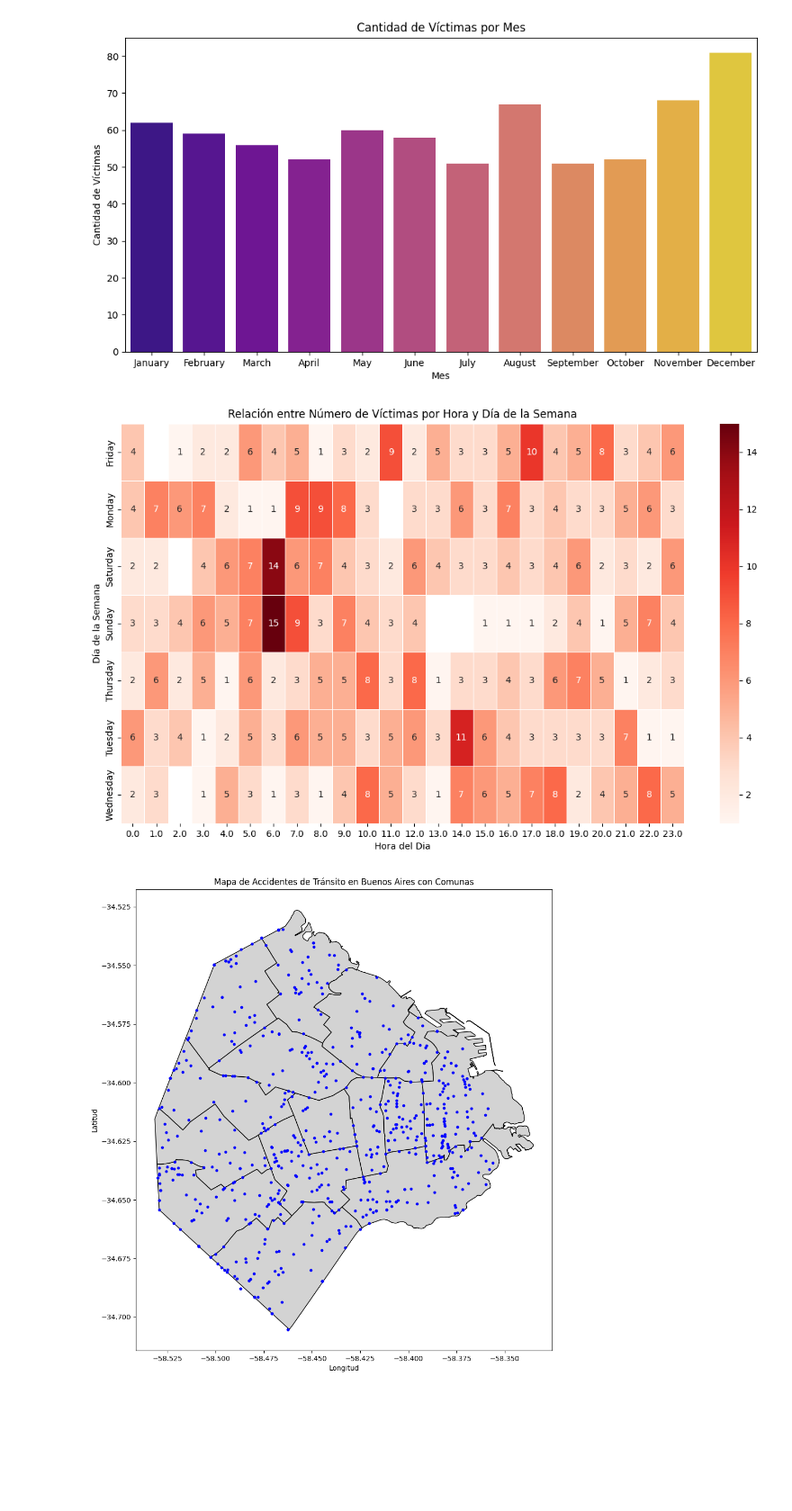
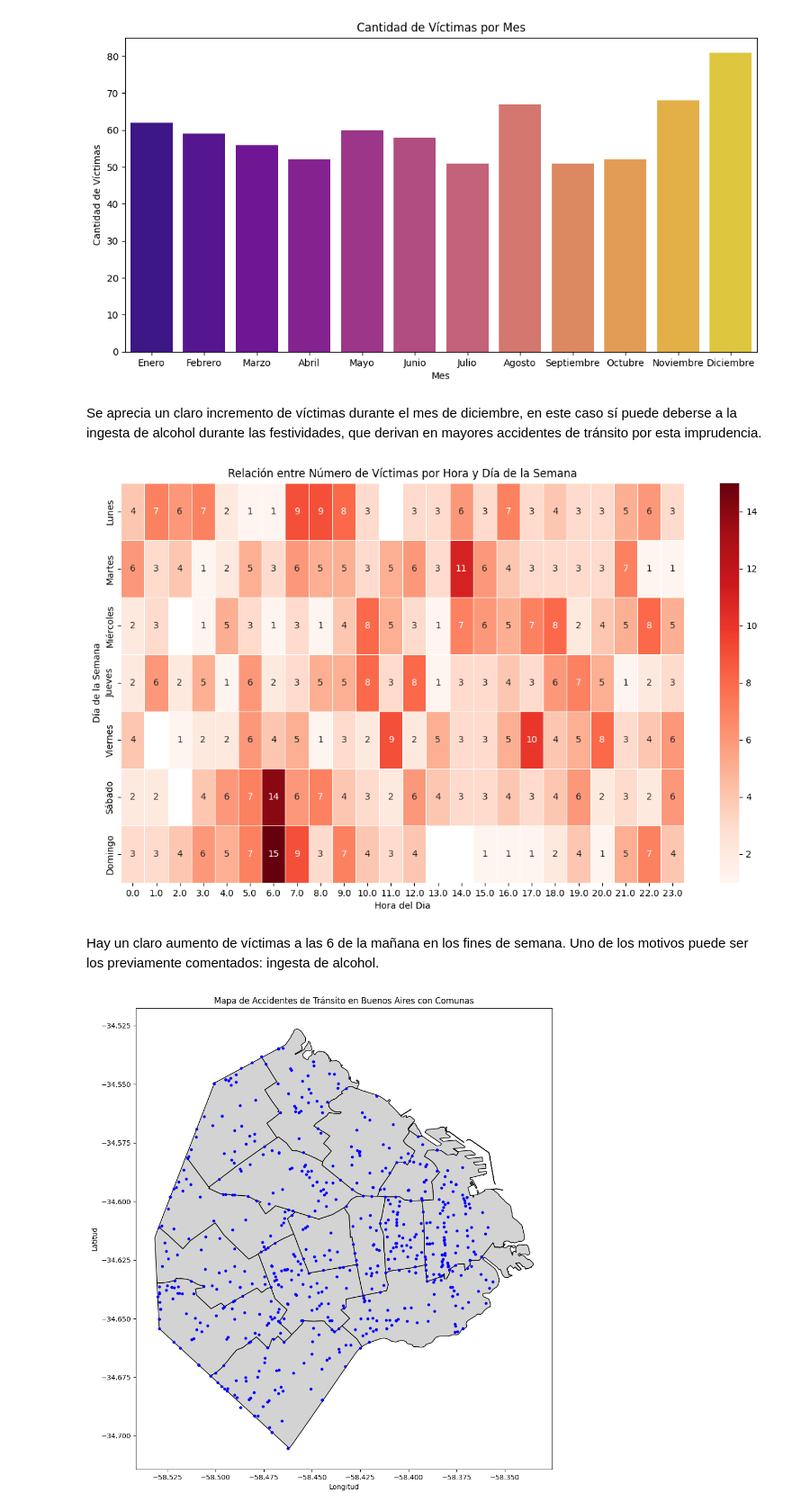
Before and after one commit to kramersantiago/DATAANALYTICS_KRAMER, a Jupyter notebook: EDA/EDA.ipynb, the cells around one changed output. Shown at 90% size. Saved outputs shown, nothing was run; the diff lists cells and outputs as text; code cells hidden in the pictures; blank space fills up the shorter version.

```diff
--- a/EDA/EDA.ipynb
+++ b/EDA/EDA.ipynb
@@ -10,6 +16,6 @@ warnings.filterwarnings("ignore")
 # %%
-df_hechos = pd.read_csv('../Data/df_hechos.csv')
-df_victimas = pd.read_csv('../Data/df_victimas.csv')
+df_hechos = pd.read_excel('../Data/df_hechos.xlsx')
+df_victimas = pd.read_excel('../Data/df_victimas.xlsx')
 
 print(df_hechos.shape)
 df_hechos.head()
@@ -247,7 +272,7 @@ plt.show()
 # %%
 victimas_por_dia = df_victimas['DIA_SEMANA'].value_counts()
 
-orden_dias = ['Monday', 'Tuesday', 'Wednesday', 'Thursday', 'Friday', 'Saturday', 'Sunday']
+orden_dias = ['Lunes', 'Martes', 'Miércoles', 'Jueves', 'Viernes', 'Sábado', 'Domingo']
 
 victimas_por_dia = victimas_por_dia.reindex(orden_dias)
 
@@ -274,17 +301,23 @@ plt.ylabel('Cantidad de Víctimas')
 plt.show()
 # %% [output]
 [figure]
+# %% [markdown]
+Se aprecia un claro incremento de víctimas durante el mes de diciembre, en este caso sí puede deberse a la ingesta de alcohol durante las festividades, que derivan en mayores accidentes de tránsito por esta imprudencia.
 # %%
 victimas_por_hora_dia = df_hechos.pivot_table(index='DIA_SEMANA', columns='HH', values='ID', aggfunc='count')
+
+victimas_por_hora_dia = victimas_por_hora_dia.reindex(orden_dias)
 
 plt.figure(figsize=(14, 8))
 sns.heatmap(victimas_por_hora_dia, cmap='Reds', annot=True, fmt='g', linewidths=.5)
 plt.title('Relación entre Número de Víctimas por Hora y Día de la Semana')
 plt.xlabel('Hora del Dia')
 plt.ylabel('Día de la Semana')
 plt.show()
 # %% [output]
-[figure, old version]
+[figure, new version]
+# %% [markdown]
+Hay un claro aumento de víctimas a las 6 de la mañana en los fines de semana. Uno de los motivos puede ser los previamente comentados: ingesta de alcohol.
 # %%
 gdf_comunas = gpd.read_file('../Comunas/comunas_wgs84.shp')
 
```
Also changed, not shown: parts of 30 cells of this notebook, 4 other files.
